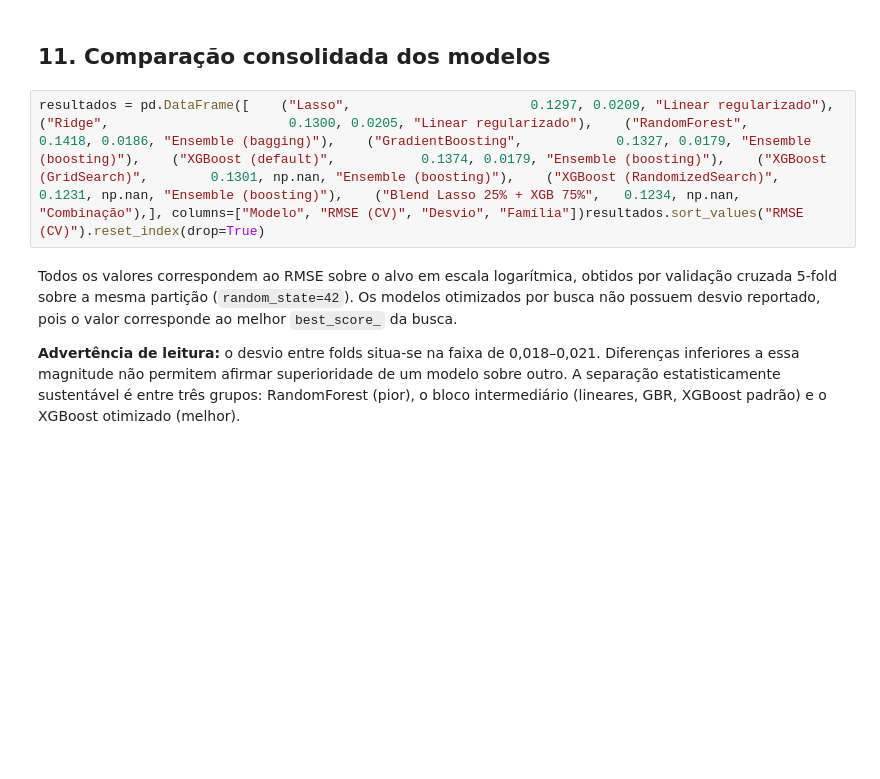
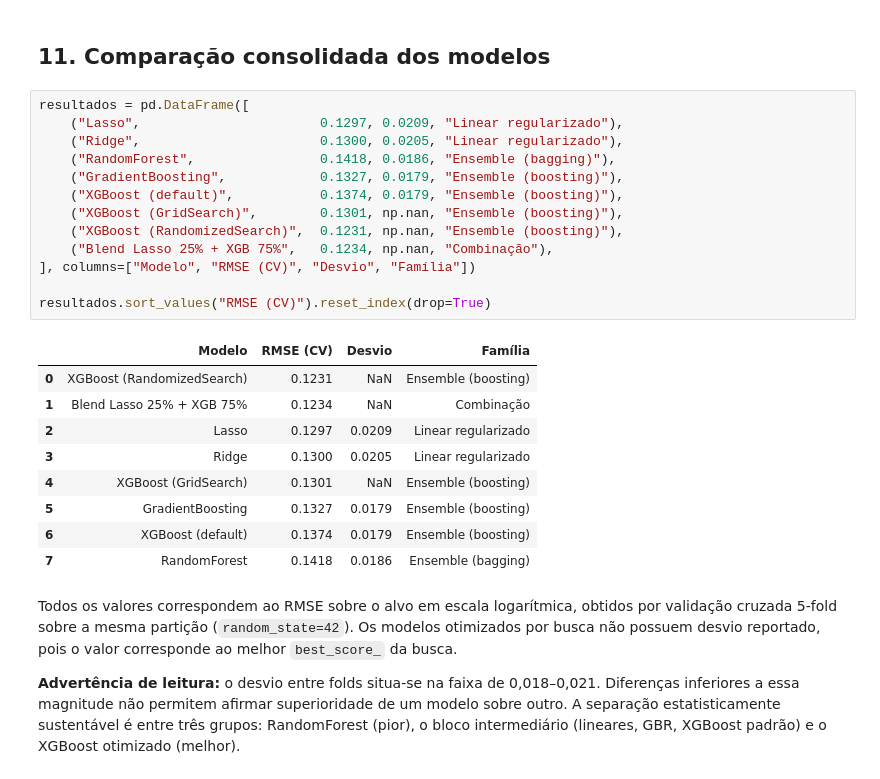
Before and after one commit to lucasy07/TraineeDados, a Jupyter notebook: Projeto/house-prices/notebook.ipynb, the cells around one changed output. Cells and saved outputs as stored; diff of their text form; blank space fills up the shorter version.

```diff
--- a/Projeto/house-prices/notebook.ipynb
+++ b/Projeto/house-prices/notebook.ipynb
@@ -606,7 +655,28 @@ ok: 265 colunas
 # %% [markdown]
 ## 11. Comparação consolidada dos modelos
 # %%
-resultados = pd.DataFrame([    ("Lasso",                       0.1297, 0.0209, "Linear regularizado"),    ("Ridge",                       0.1300, 0.0205, "Linear regularizado"),    ("RandomForest",                0.1418, 0.0186, "Ensemble (bagging)"),    ("GradientBoosting",            0.1327, 0.0179, "Ensemble (boosting)"),    ("XGBoost (default)",           0.1374, 0.0179, "Ensemble (boosting)"),    ("XGBoost (GridSearch)",        0.1301, np.nan, "Ensemble (boosting)"),    ("XGBoost (RandomizedSearch)",  0.1231, np.nan, "Ensemble (boosting)"),    ("Blend Lasso 25% + XGB 75%",   0.1234, np.nan, "Combinação"),], columns=["Modelo", "RMSE (CV)", "Desvio", "Família"])resultados.sort_values("RMSE (CV)").reset_index(drop=True)
+resultados = pd.DataFrame([
+    ("Lasso",                       0.1297, 0.0209, "Linear regularizado"),
+    ("Ridge",                       0.1300, 0.0205, "Linear regularizado"),
+    ("RandomForest",                0.1418, 0.0186, "Ensemble (bagging)"),
+    ("GradientBoosting",            0.1327, 0.0179, "Ensemble (boosting)"),
+    ("XGBoost (default)",           0.1374, 0.0179, "Ensemble (boosting)"),
+    ("XGBoost (GridSearch)",        0.1301, np.nan, "Ensemble (boosting)"),
+    ("XGBoost (RandomizedSearch)",  0.1231, np.nan, "Ensemble (boosting)"),
+    ("Blend Lasso 25% + XGB 75%",   0.1234, np.nan, "Combinação"),
+], columns=["Modelo", "RMSE (CV)", "Desvio", "Família"])
+
+resultados.sort_values("RMSE (CV)").reset_index(drop=True)
+# %% [output]
+|  | Modelo | RMSE (CV) | Desvio | Família |
+| 0 | XGBoost (RandomizedSearch) | 0.1231 | NaN | Ensemble (boosting) |
+| 1 | Blend Lasso 25% + XGB 75% | 0.1234 | NaN | Combinação |
+| 2 | Lasso | 0.1297 | 0.0209 | Linear regularizado |
+| 3 | Ridge | 0.1300 | 0.0205 | Linear regularizado |
+| 4 | XGBoost (GridSearch) | 0.1301 | NaN | Ensemble (boosting) |
+| 5 | GradientBoosting | 0.1327 | 0.0179 | Ensemble (boosting) |
+| 6 | XGBoost (default) | 0.1374 | 0.0179 | Ensemble (boosting) |
+| 7 | RandomForest | 0.1418 | 0.0186 | Ensemble (bagging) |
 # %% [markdown]
 Todos os valores correspondem ao RMSE sobre o alvo em escala logarítmica, obtidos por
 validação cruzada 5-fold sobre a mesma partição (`random_state=42`). Os modelos
```
Also changed, not shown: parts of 2 cells of this notebook.
